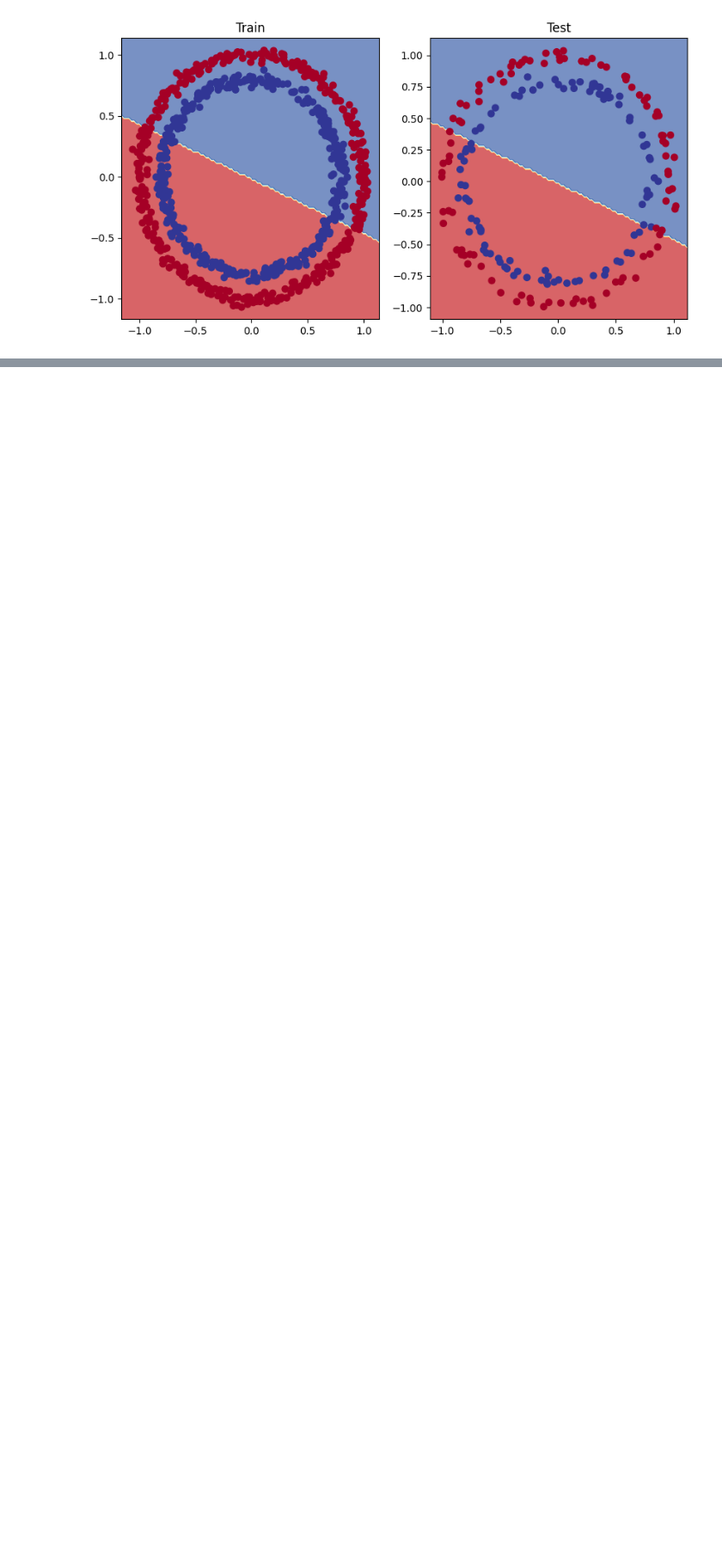
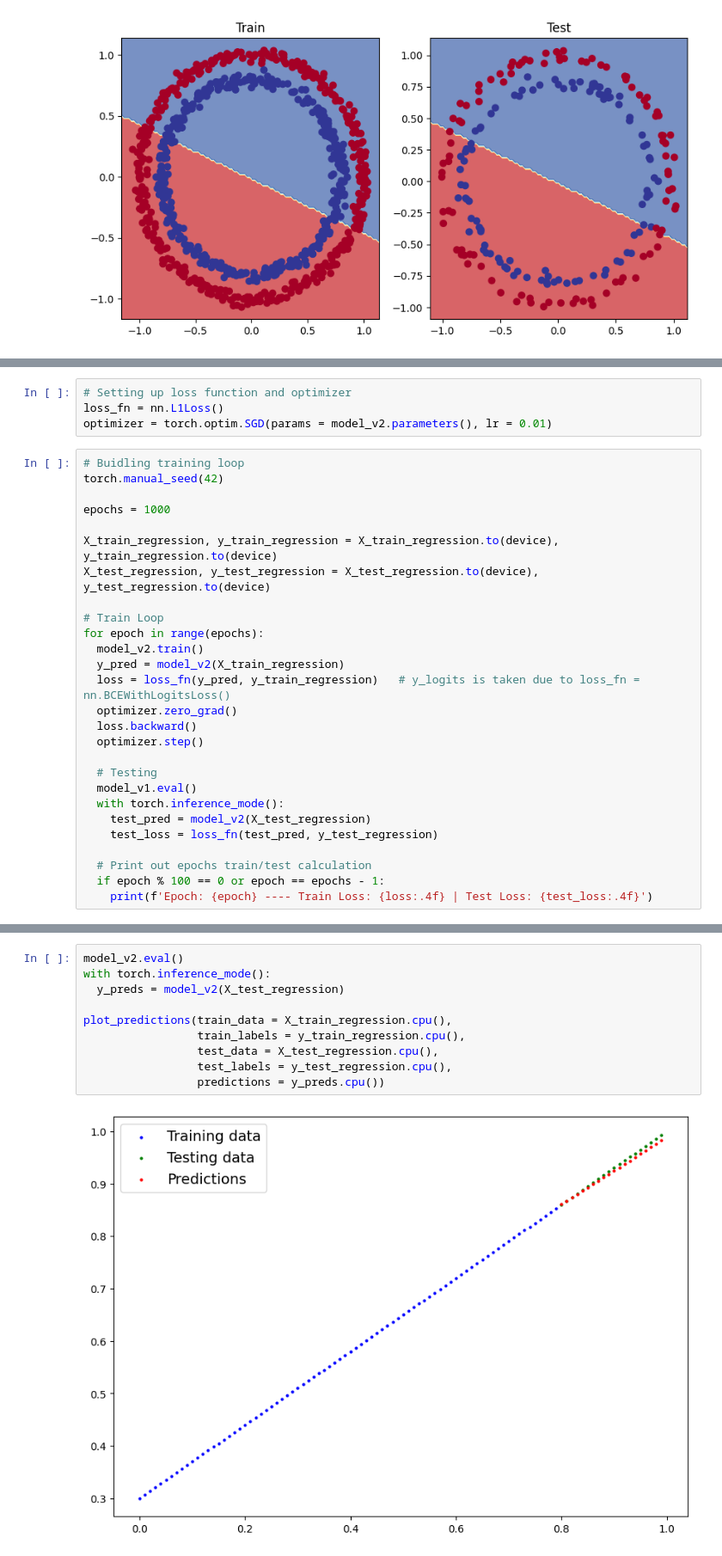
Before and after one commit to LuluW8071/Data-Science, a Jupyter notebook: Pytorch/02_PyTorch_Neural_Network_Classification/00_PyTorch_Neural_Network_Classification.ipynb, the cells around one changed output, grey strips where cells are left out. Shown at 86% size. Saved outputs shown, nothing was run; the diff lists cells and outputs as text; blank space fills up the shorter version.

```diff
--- a/Pytorch/02_PyTorch_Neural_Network_Classification/00_PyTorch_Neural_Network_Classification.ipynb
+++ b/Pytorch/02_PyTorch_Neural_Network_Classification/00_PyTorch_Neural_Network_Classification.ipynb
@@ -539,0 +594,31 @@ plot_decision_boundary(model_v1, X_test, y_test)
+# %%
+# Setting up loss function and optimizer
+loss_fn = nn.L1Loss()
+optimizer = torch.optim.SGD(params = model_v2.parameters(), lr = 0.01)
+# %%
+# Buidling training loop
+torch.manual_seed(42)
+
+epochs = 1000
+
+X_train_regression, y_train_regression = X_train_regression.to(device), y_train_regression.to(device)
+X_test_regression, y_test_regression = X_test_regression.to(device), y_test_regression.to(device)
+
+# Train Loop
+for epoch in range(epochs):
+  model_v2.train()
+  y_pred = model_v2(X_train_regression)
+  loss = loss_fn(y_pred, y_train_regression)   # y_logits is taken due to loss_fn = nn.BCEWithLogitsLoss()
+  optimizer.zero_grad()
+  loss.backward()
+  optimizer.step()
+
+  # Testing
+  model_v1.eval()
+  with torch.inference_mode():
+    test_pred = model_v2(X_test_regression)
+    test_loss = loss_fn(test_pred, y_test_regression)
+
+  # Print out epochs train/test calculation
+  if epoch % 100 == 0 or epoch == epochs - 1:
+    print(f'Epoch: {epoch} ---- Train Loss: {loss:.4f} | Test Loss: {test_loss:.4f}')
@@ -539,0 +637,12 @@ plot_decision_boundary(model_v1, X_test, y_test)
+# %%
+model_v2.eval()
+with torch.inference_mode():
+  y_preds = model_v2(X_test_regression)
+
+plot_predictions(train_data = X_train_regression.cpu(),
+                 train_labels = y_train_regression.cpu(),
+                 test_data = X_test_regression.cpu(),
+                 test_labels = y_test_regression.cpu(),
+                 predictions = y_preds.cpu())
+# %% [output]
+[figure, added]
```
Also changed, not shown: parts of 21 cells of this notebook.
